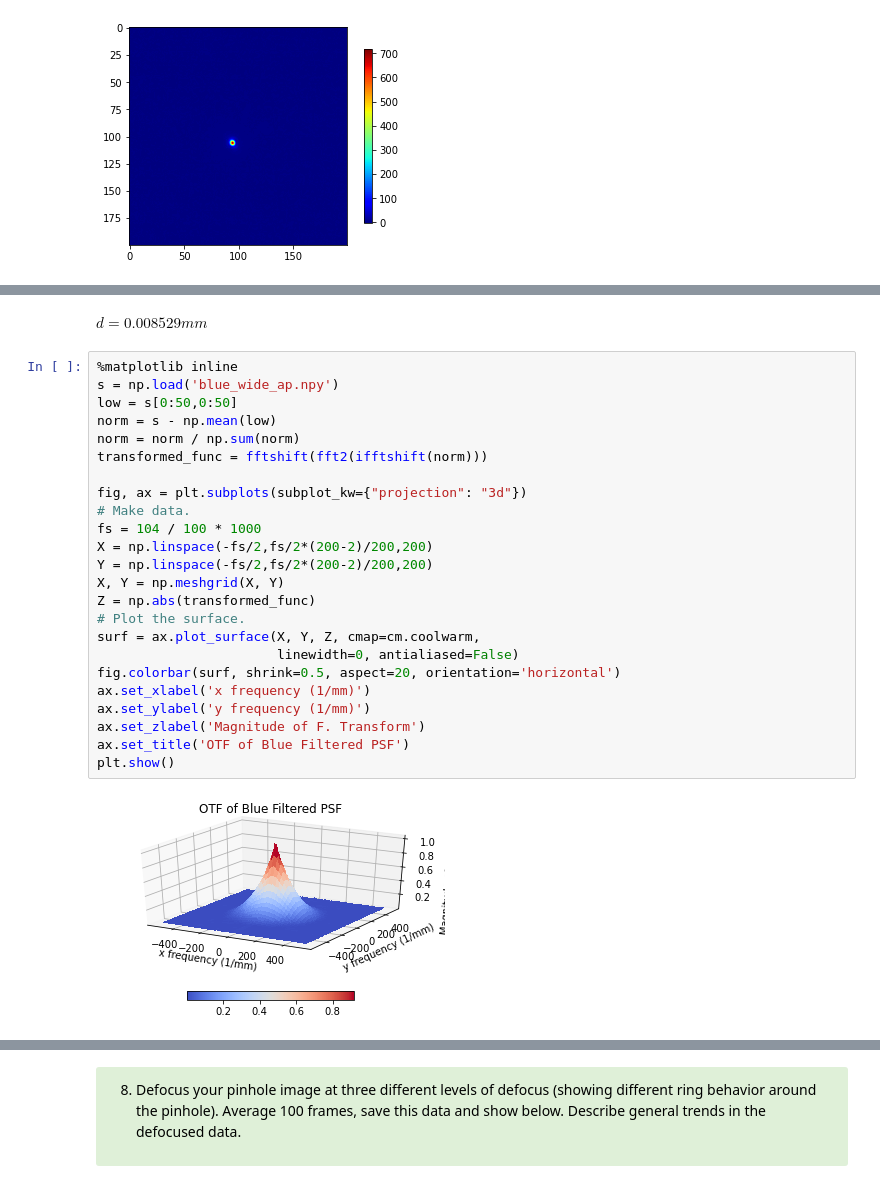
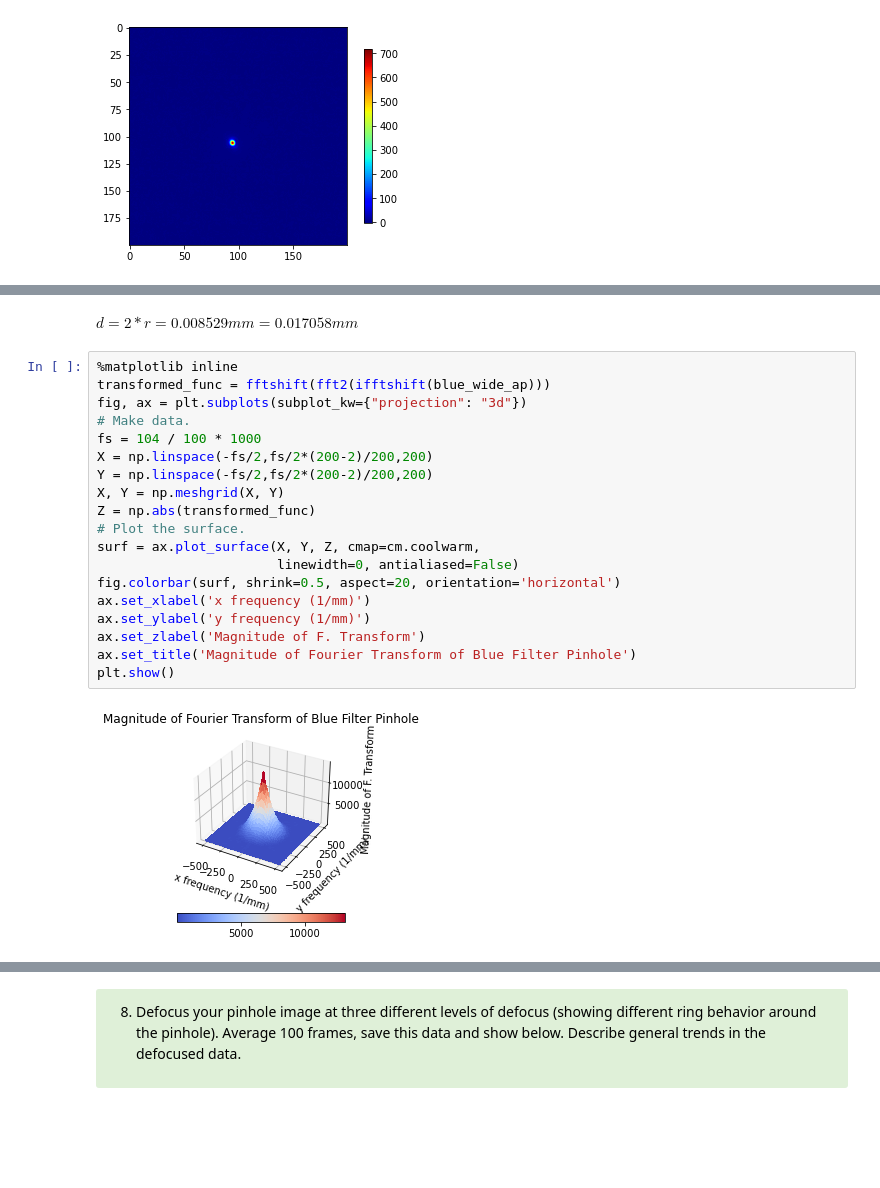
Before and after one commit to dishamishra/Labs_Imager, a Jupyter notebook: Lab3 Part2 (Clean).ipynb, the cells around one changed output, grey strips where cells are left out. Cells and saved outputs as stored; diff of their text form; blank space fills up the shorter version.

```diff
--- a/Lab3 Part2 (Clean).ipynb
+++ b/Lab3 Part2 (Clean).ipynb
@@ -552,32 +542,27 @@ plt.ylabel("y position values (mm)")
 Text(0, 0.5, 'y position values (mm)')
 [figure]
 # %% [markdown]
-$d = 0.008529 mm$
+$d = 2 * r = 0.008529 mm = 0.017058 mm$
 # %%
 %matplotlib inline
-s = np.load('blue_wide_ap.npy')
-low = s[0:50,0:50]
-norm = s - np.mean(low)
-norm = norm / np.sum(norm)
-transformed_func = fftshift(fft2(ifftshift(norm)))
-
+transformed_func = fftshift(fft2(ifftshift(blue_wide_ap)))
 fig, ax = plt.subplots(subplot_kw={"projection": "3d"})
 # Make data.
 fs = 104 / 100 * 1000
 X = np.linspace(-fs/2,fs/2*(200-2)/200,200)
 Y = np.linspace(-fs/2,fs/2*(200-2)/200,200)
 X, Y = np.meshgrid(X, Y)
 Z = np.abs(transformed_func)
 # Plot the surface.
 surf = ax.plot_surface(X, Y, Z, cmap=cm.coolwarm,
                        linewidth=0, antialiased=False)
 fig.colorbar(surf, shrink=0.5, aspect=20, orientation='horizontal')
 ax.set_xlabel('x frequency (1/mm)')
 ax.set_ylabel('y frequency (1/mm)')
 ax.set_zlabel('Magnitude of F. Transform')
-ax.set_title('OTF of Blue Filtered PSF')
+ax.set_title('Magnitude of Fourier Transform of Blue Filter Pinhole')
 plt.show()
 # %% [output]
-[figure, old version]
+[figure, new version]
 # %%
 %matplotlib inline
```
Also changed, not shown: parts of 25 cells of this notebook.
